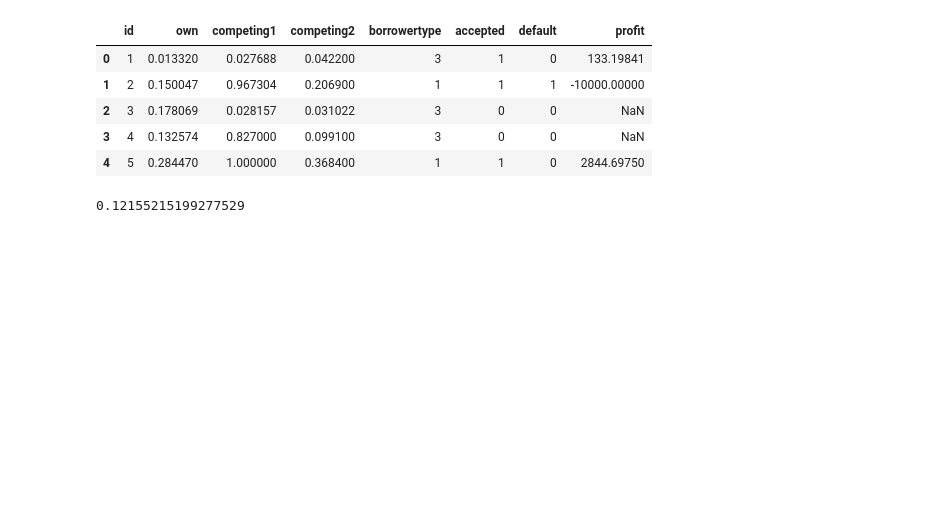
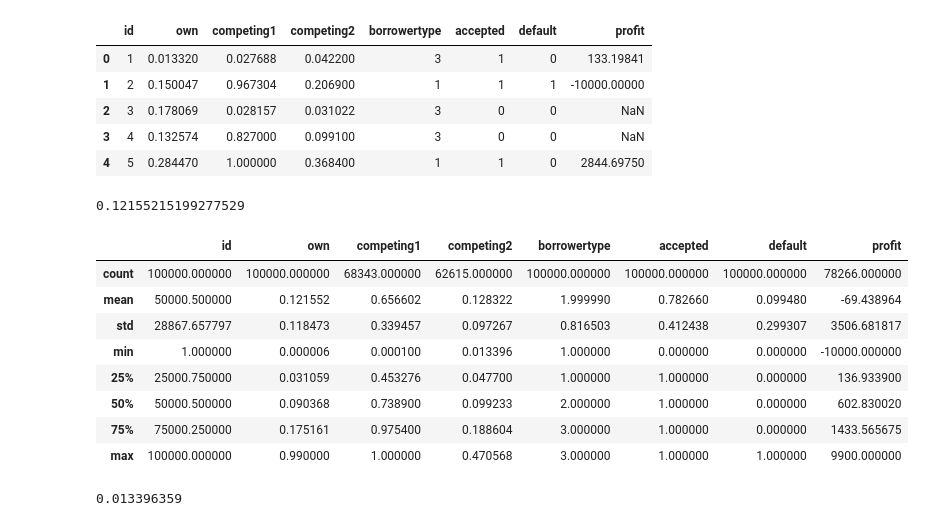
Before and after one commit to Gaspard0302/Lending_game, a Jupyter notebook: model_part_2.ipynb, the cells around one changed output. Cells and saved outputs as stored; diff of their text form; code cells hidden in the pictures; blank space fills up the shorter version.

```diff
--- a/model_part_2.ipynb
+++ b/model_part_2.ipynb
@@ -684,3 +702,19 @@ past_loans.head()
 past_loans.own.mean()
 # %% [output]
 0.12155215199277529
+# %%
+past_loans.describe()
+# %% [output]
+|  | id | own | competing1 | competing2 | borrowertype | accepted | default | profit |
+| count | 100000.000000 | 100000.000000 | 68343.000000 | 62615.000000 | 100000.000000 | 100000.000000 | 100000.000000 | 78266.000000 |
+| mean | 50000.500000 | 0.121552 | 0.656602 | 0.128322 | 1.999990 | 0.782660 | 0.099480 | -69.438964 |
+| std | 28867.657797 | 0.118473 | 0.339457 | 0.097267 | 0.816503 | 0.412438 | 0.299307 | 3506.681817 |
+| min | 1.000000 | 0.000006 | 0.000100 | 0.013396 | 1.000000 | 0.000000 | 0.000000 | -10000.000000 |
+| 25% | 25000.750000 | 0.031059 | 0.453276 | 0.047700 | 1.000000 | 1.000000 | 0.000000 | 136.933900 |
+| 50% | 50000.500000 | 0.090368 | 0.738900 | 0.099233 | 2.000000 | 1.000000 | 0.000000 | 602.830020 |
+| 75% | 75000.250000 | 0.175161 | 0.975400 | 0.188604 | 3.000000 | 1.000000 | 0.000000 | 1433.565675 |
+| max | 100000.000000 | 0.990000 | 1.000000 | 0.470568 | 3.000000 | 1.000000 | 1.000000 | 9900.000000 |
+# %%
+past_loans.competing2.min()
+# %% [output]
+0.013396359
```
Also changed, not shown: parts of 4 cells of this notebook, 1 other file.
